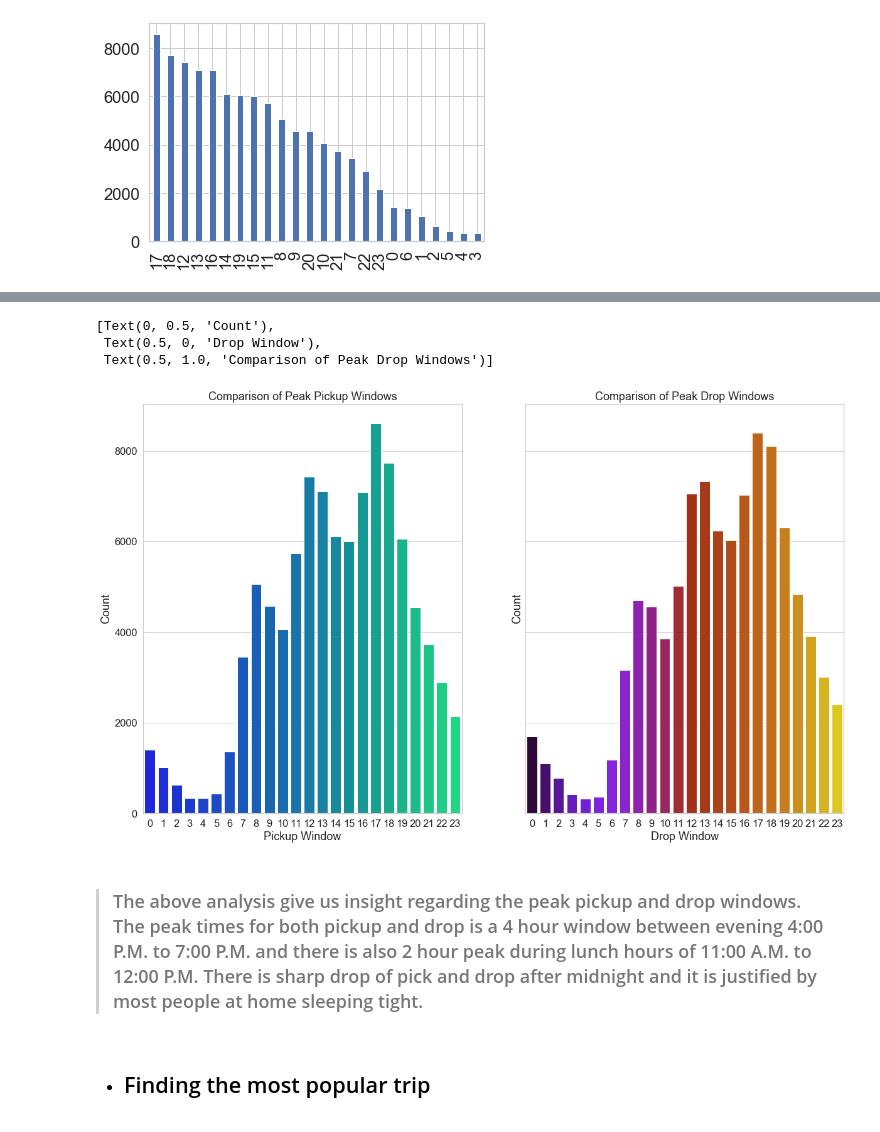
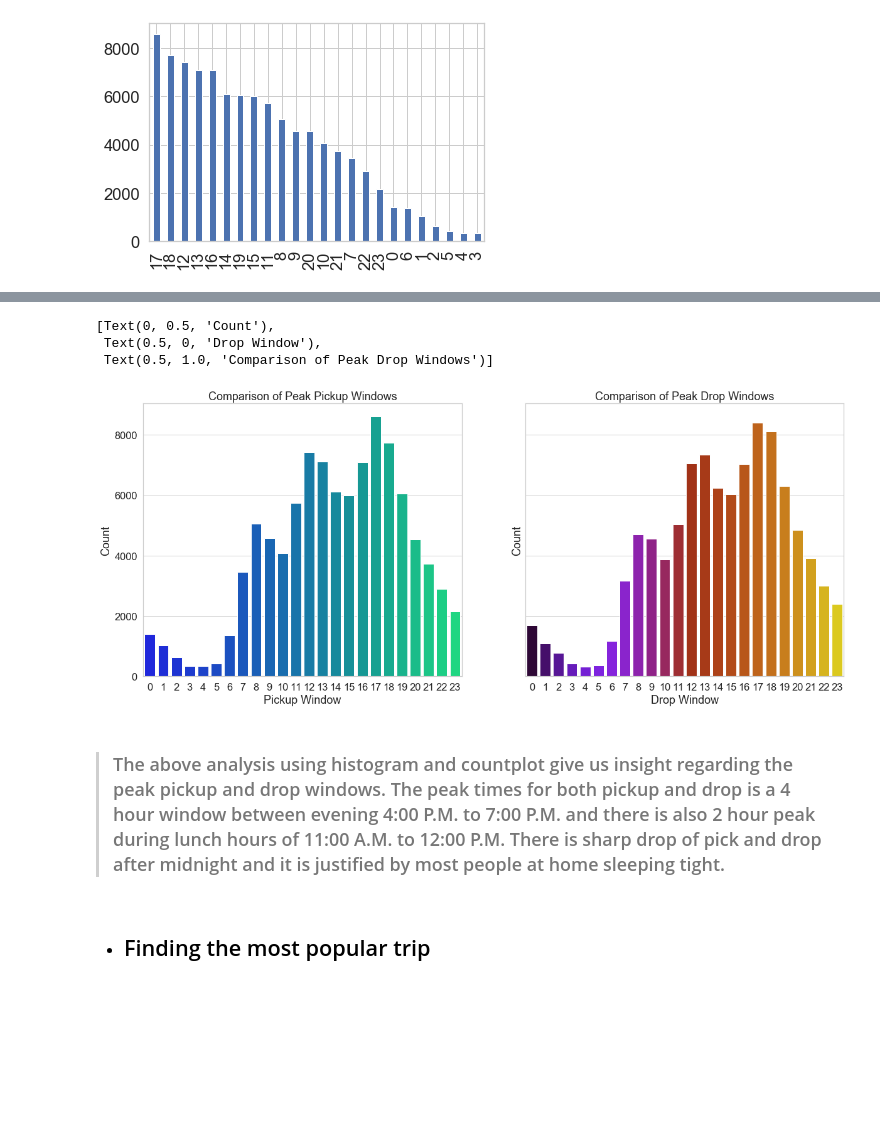
Before and after one commit to sajucrajan/ne-aly-6140-capstone, a Jupyter notebook: Group_1_THE_ONE_Capstone_Project.ipynb, the cells around one changed output, grey strips where cells are left out. Saved outputs shown, nothing was run; the diff lists cells and outputs as text; code cells hidden in the pictures; blank space fills up the shorter version.

```diff
--- a/Group_1_THE_ONE_Capstone_Project.ipynb
+++ b/Group_1_THE_ONE_Capstone_Project.ipynb
@@ -598,3 +596,32 @@ metro_bike_trip_df.Start_Time.dt.hour.value_counts().plot(kind='bar')
 plt.show()
 # %% [output]
 [figure]
+# %%
+# Set style to whitegrid for better readability
+sns.set(style="whitegrid", font_scale=1.5)
+
+# Plot two countplot with
+# x axis as Trip Route Category eg, One Way or Round Trip
+# y axis as count of trips
+# Plot 1 - Histogram of Pickup Time Windows
+# Plot 2 - Histogram of Drop Time Windows
+fig, (ax1, ax2) = plt.subplots(ncols=2, sharey=True, figsize=(20, 8))
+
+# Plot a countplot with
+# x axis as Time Windows
+# y axis as histogram ratio
+sns.distplot(
+    a = metro_bike_trip_df.Start_Time.dt.hour,
+    color="r", bins=23,
+    ax = ax1).set(
+        title = 'Histogram of popular Pickup Time Windows',
+        xlabel = 'Pickup Time Window',
+        ylabel = 'Ratio')
+
+sns.distplot(
+    a = metro_bike_trip_df.End_Time.dt.hour,
+    color="g", bins=23,
+    ax = ax2).set(
+        title = 'Histogram of popular Drop Time Windows',
+        xlabel = 'Drop Time Window',
+        ylabel = 'Ratio')
@@ -610,37 +642,37 @@ sns.set(style="whitegrid", font_scale=1.5)
 # x axis as Trip Route Category eg, One Way or Round Trip
 # y axis as count of trips
 # Plot 1 weekday Trip Route Category
 # Plot 2 weekday trip count plots
-fig, (ax1, ax2) = plt.subplots(ncols=2, sharey=True, figsize=(20, 12))
+fig, (ax1, ax2) = plt.subplots(ncols=2, sharey=True, figsize=(20, 8))
 
 # Plot a countplot with
 # x axis as Weekday
 # y axis as count of trips per weekday
 # Trip Route Category eg, One Way or Round Trip
 sns.countplot(
     x = "Pickup_Window",
     data = metro_bike_trip_df,
     ax = ax1,
     palette = "winter").set(
         title = 'Comparison of Peak Pickup Windows',
         xlabel = 'Pickup Window',
         ylabel = 'Count')
 
 sns.countplot(
     x = "Drop_Window",
     data = metro_bike_trip_df,
     ax = ax2,
     palette = "gnuplot").set(
         title = 'Comparison of Peak Drop Windows',
         xlabel = 'Drop Window',
         ylabel = 'Count')
 # %% [output]
 [Text(0, 0.5, 'Count'),
  Text(0.5, 0, 'Drop Window'),
  Text(0.5, 1.0, 'Comparison of Peak Drop Windows')]
-[figure, old version]
+[figure, new version]
 # %% [markdown]
-> ### The above analysis give us insight regarding the peak pickup and drop windows.  The peak times for both pickup and drop is a 4 hour window between evening 4:00 P.M. to 7:00 P.M. and there is also 2 hour peak during lunch hours of 11:00 A.M. to 12:00 P.M.  There is sharp drop of pick and drop after midnight and it is justified by most people at home sleeping tight.
+> ### The above analysis using histogram and countplot give us insight regarding the peak pickup and drop windows.  The peak times for both pickup and drop is a 4 hour window between evening 4:00 P.M. to 7:00 P.M. and there is also 2 hour peak during lunch hours of 11:00 A.M. to 12:00 P.M.  There is sharp drop of pick and drop after midnight and it is justified by most people at home sleeping tight.
 # %% [markdown]
 * ## Finding the most popular trip
 # %%
```
Also changed, not shown: parts of 15 cells of this notebook.
